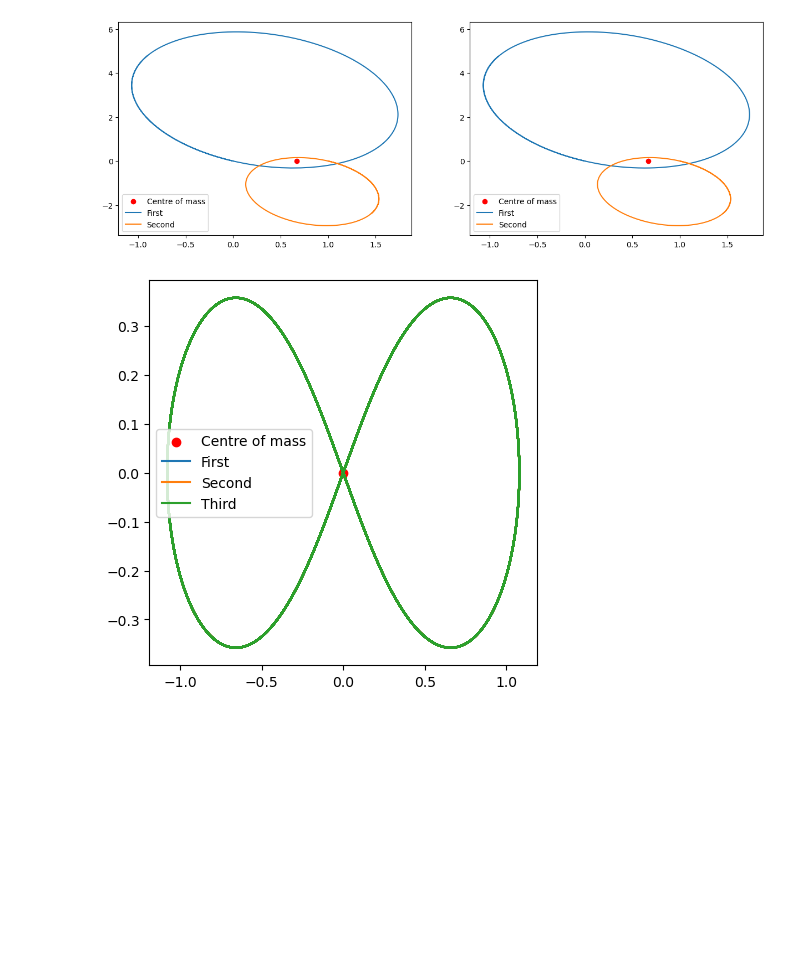
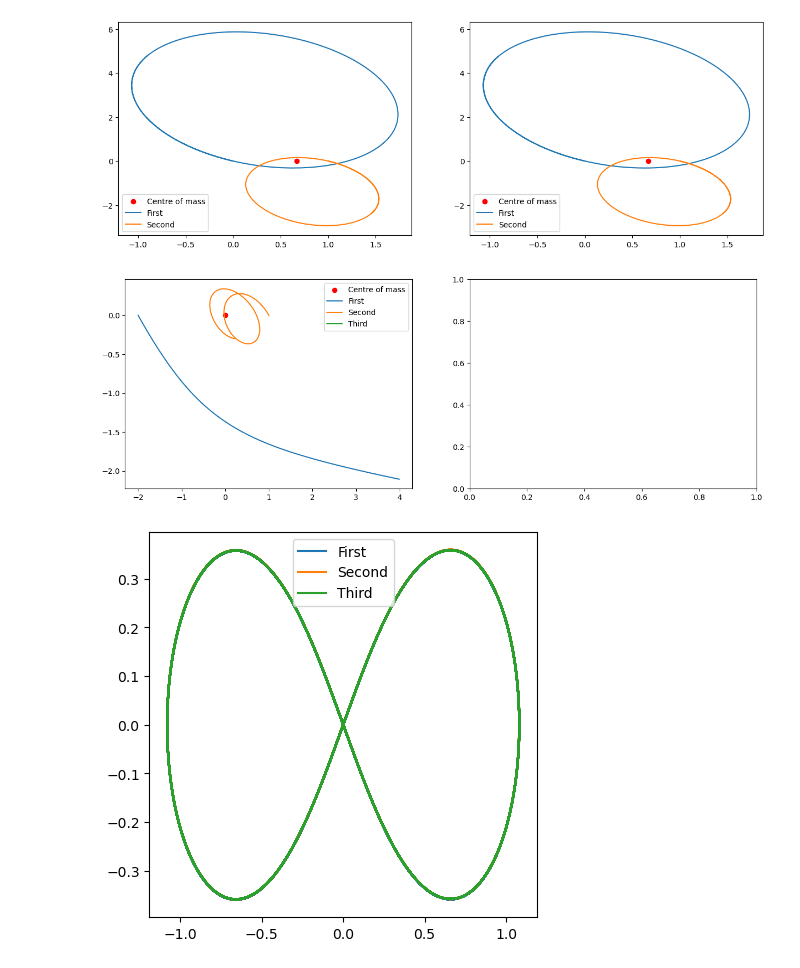
Before and after one commit to Vileh/QMUL-Data-Analytics-Courseworks, a Jupyter notebook: SciComp_1/Coursework1_Trisolaris.ipynb, the cells around one changed output. Saved outputs shown, nothing was run; the diff lists cells and outputs as text; code cells hidden in the pictures; blank space fills up the shorter version.

```diff
--- a/SciComp_1/Coursework1_Trisolaris.ipynb
+++ b/SciComp_1/Coursework1_Trisolaris.ipynb
@@ -357,5 +334,22 @@ my_stellar_system_2.plot_movement(ax[1])
 # %% [output]
 [figure]
+# %%
+# 2-body problem [0,0,0,0.5] and [1,0,0,-0.5] work well
+first_star = star(name='First', mass=0.2, giant=True, starting_position=np.array([-2,0]), starting_velocity=np.array([1.5,-1.5]))
+second_star = star(name='Second', mass=0.4, starting_position=np.array([1,0]), starting_velocity=np.array([-0.75,0.75]))
+third_star = star(name='Third', mass=2, starting_position=np.array([0,0]), starting_velocity=np.array([0,0]))
+
+my_stellar_system = Stellar_system(max_time=3, N_time_steps=1000, integration_method='MidPoint', name='Solar system')
+
+my_stellar_system.add_star(first_star)
+my_stellar_system.add_star(second_star)
+my_stellar_system.add_star(third_star)
+
+fig, ax = plt.subplots(1, 2, figsize=(15,5))
+
+my_stellar_system.plot_movement(ax[0], plot_centre_of_mass=True)
+# %% [output]
+[figure, added]
 # %%
 # 3-body problem
 
@@ -363,7 +357,7 @@ first_star = star(name='First', mass=1, starting_position=np.array([0.97000436,-
 second_star = star(name='Second', mass=1, starting_position=np.array([-0.97000436,0.24308753]), starting_velocity=np.array([0.93240737/2,0.86473146/2]))
 third_star = star(name='Third', mass=1, starting_position=np.array([0,0]), starting_velocity=np.array([-0.93240737,-0.86473146]))
 
-my_stellar_system = Stellar_system(max_time=100, N_time_steps=10000, integration_method='RK45', name='Solar system')
+my_stellar_system = Stellar_system(max_time=100, N_time_steps=10000, integration_method='MidPoint', name='Solar system')
 
 my_stellar_system.add_star(first_star)
 my_stellar_system.add_star(second_star)
@@ -373,6 +367,6 @@ fig, ax = plt.subplots(1, 1, figsize=(5,5))
 
 my_stellar_system.plot_movement(ax)
 # %% [output]
-[figure, old version]
+[figure, new version]
 # %%
 # 3-body problem - hypergiants
```
Also changed, not shown: parts of 6 cells of this notebook.
